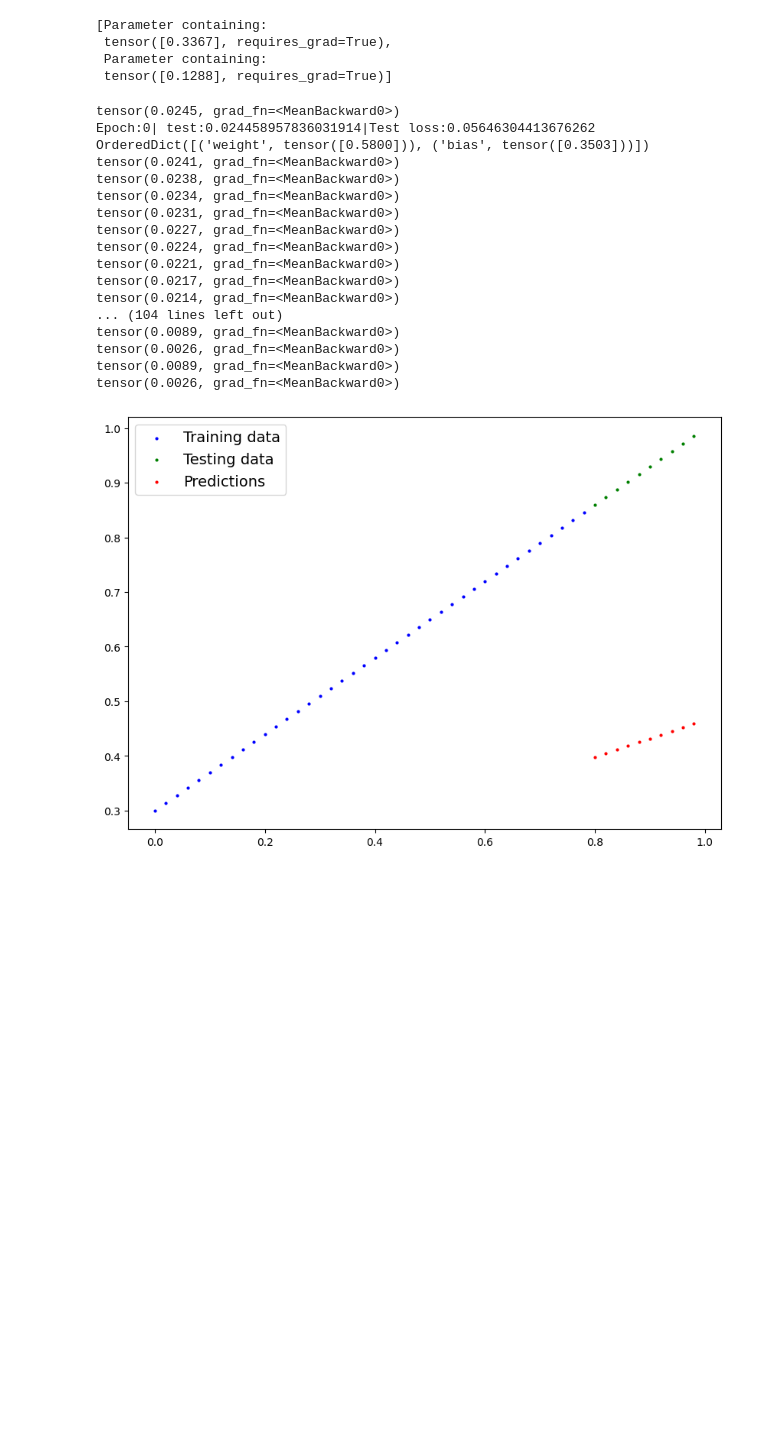
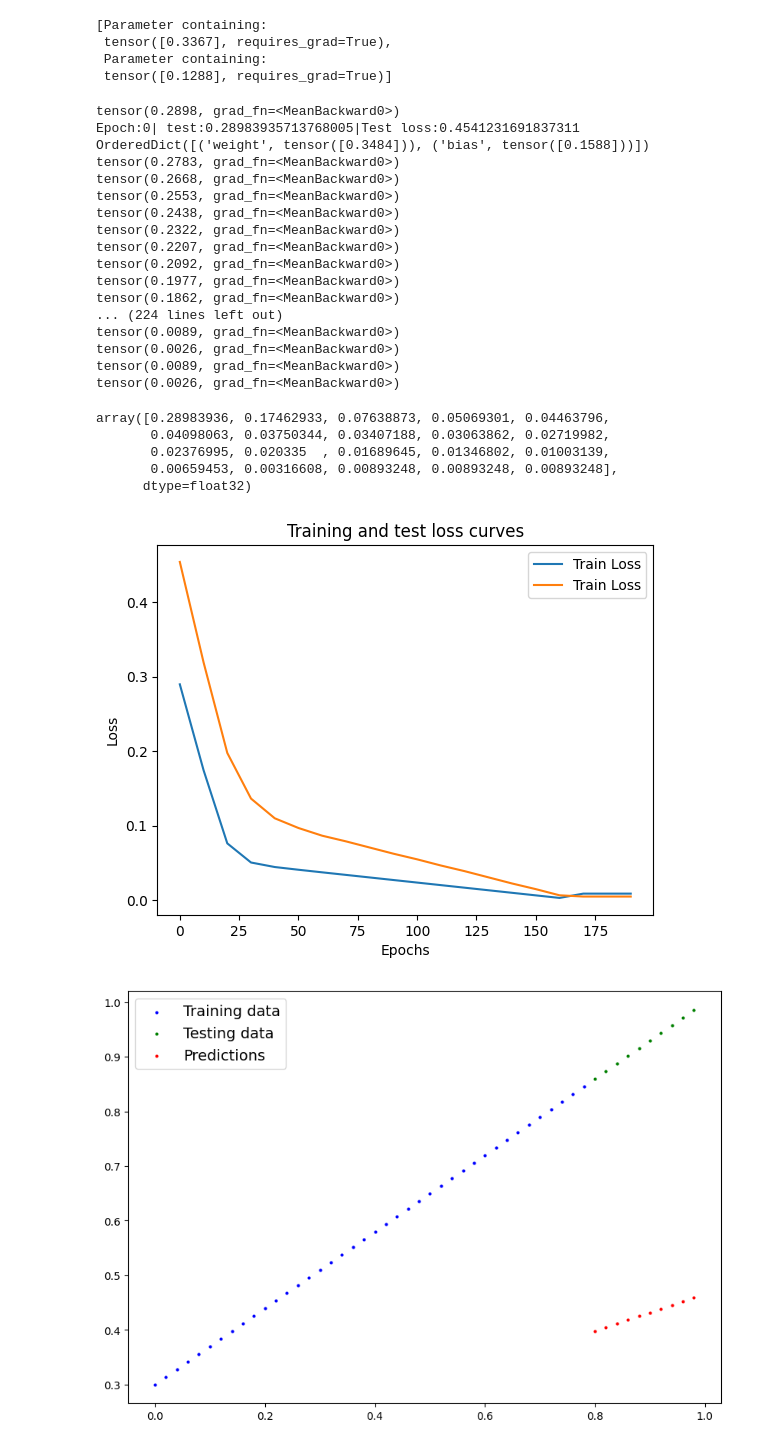
Before and after one commit to dipesh0078/PyTorch-Workflow, a Jupyter notebook: Chapter01.ipynb, the cells around one changed output. Drawn from its saved outputs; the diff is of its cells as text; code cells hidden in the pictures; blank space fills up the shorter version.

```diff
--- a/Chapter01.ipynb
+++ b/Chapter01.ipynb
@@ -265,8 +265,12 @@ list(model_0.eval().parameters())
  tensor([0.1288], requires_grad=True)]
 # %%
 #An epocj is one loop through the data....(this is a hyper parameter we've set it)
-epochs=100
+epochs=200
 ###Training
+#Track Different values
+epoch_count=[]
+loss_values=[]
+test_loss_values=[]
 #0. Loop through the data
 for epoch in range(epochs):
   #set the model to training mode
@@ -295,27 +299,48 @@ for epoch in range(epochs):
     test_loss=loss_fn(test_pred, y_test)
   #Print Out what is happening
   if epoch%10==0:
+    epoch_count.append(epoch)
+    loss_values.append(loss)
+    test_loss_values.append(test_loss)
     print(f"Epoch:{epoch}| test:{loss}|Test loss:{test_loss}")
      #print out model state_dict()
     print(model_0.state_dict())
 # %% [output]
-tensor(0.0245, grad_fn=<MeanBackward0>)
-Epoch:0| test:0.024458957836031914|Test loss:0.05646304413676262
-OrderedDict([('weight', tensor([0.5800])), ('bias', tensor([0.3503]))])
-tensor(0.0241, grad_fn=<MeanBackward0>)
-tensor(0.0238, grad_fn=<MeanBackward0>)
-tensor(0.0234, grad_fn=<MeanBackward0>)
-tensor(0.0231, grad_fn=<MeanBackward0>)
-tensor(0.0227, grad_fn=<MeanBackward0>)
-tensor(0.0224, grad_fn=<MeanBackward0>)
-tensor(0.0221, grad_fn=<MeanBackward0>)
-tensor(0.0217, grad_fn=<MeanBackward0>)
-tensor(0.0214, grad_fn=<MeanBackward0>)
-... (104 lines left out)
+tensor(0.2898, grad_fn=<MeanBackward0>)
+Epoch:0| test:0.28983935713768005|Test loss:0.4541231691837311
+OrderedDict([('weight', tensor([0.3484])), ('bias', tensor([0.1588]))])
+tensor(0.2783, grad_fn=<MeanBackward0>)
+tensor(0.2668, grad_fn=<MeanBackward0>)
+tensor(0.2553, grad_fn=<MeanBackward0>)
+tensor(0.2438, grad_fn=<MeanBackward0>)
+tensor(0.2322, grad_fn=<MeanBackward0>)
+tensor(0.2207, grad_fn=<MeanBackward0>)
+tensor(0.2092, grad_fn=<MeanBackward0>)
+tensor(0.1977, grad_fn=<MeanBackward0>)
+tensor(0.1862, grad_fn=<MeanBackward0>)
+... (224 lines left out)
 tensor(0.0089, grad_fn=<MeanBackward0>)
 tensor(0.0026, grad_fn=<MeanBackward0>)
 tensor(0.0089, grad_fn=<MeanBackward0>)
 tensor(0.0026, grad_fn=<MeanBackward0>)
+# %%
+import numpy as np
+np.array(torch.tensor(loss_values).numpy())
+# %% [output]
+array([0.28983936, 0.17462933, 0.07638873, 0.05069301, 0.04463796,
+       0.04098063, 0.03750344, 0.03407188, 0.03063862, 0.02719982,
+       0.02376995, 0.020335  , 0.01689645, 0.01346802, 0.01003139,
+       0.00659453, 0.00316608, 0.00893248, 0.00893248, 0.00893248],
+      dtype=float32)
+# %%
+plt.plot(epoch_count,np.array(torch.tensor(loss_values).numpy()),label="Train Loss")
+plt.plot(epoch_count,np.array(torch.tensor(test_loss_values).numpy()),label="Train Loss")
+plt.title("Training and test loss curves")
+plt.ylabel("Loss")
+plt.xlabel("Epochs")
+plt.legend();
+# %% [output]
+[figure, added]
 # %%
 with torch.inference_mode():
   y_preds_new=model_0(X_test)
```
Also changed, not shown: parts of 3 cells of this notebook.
